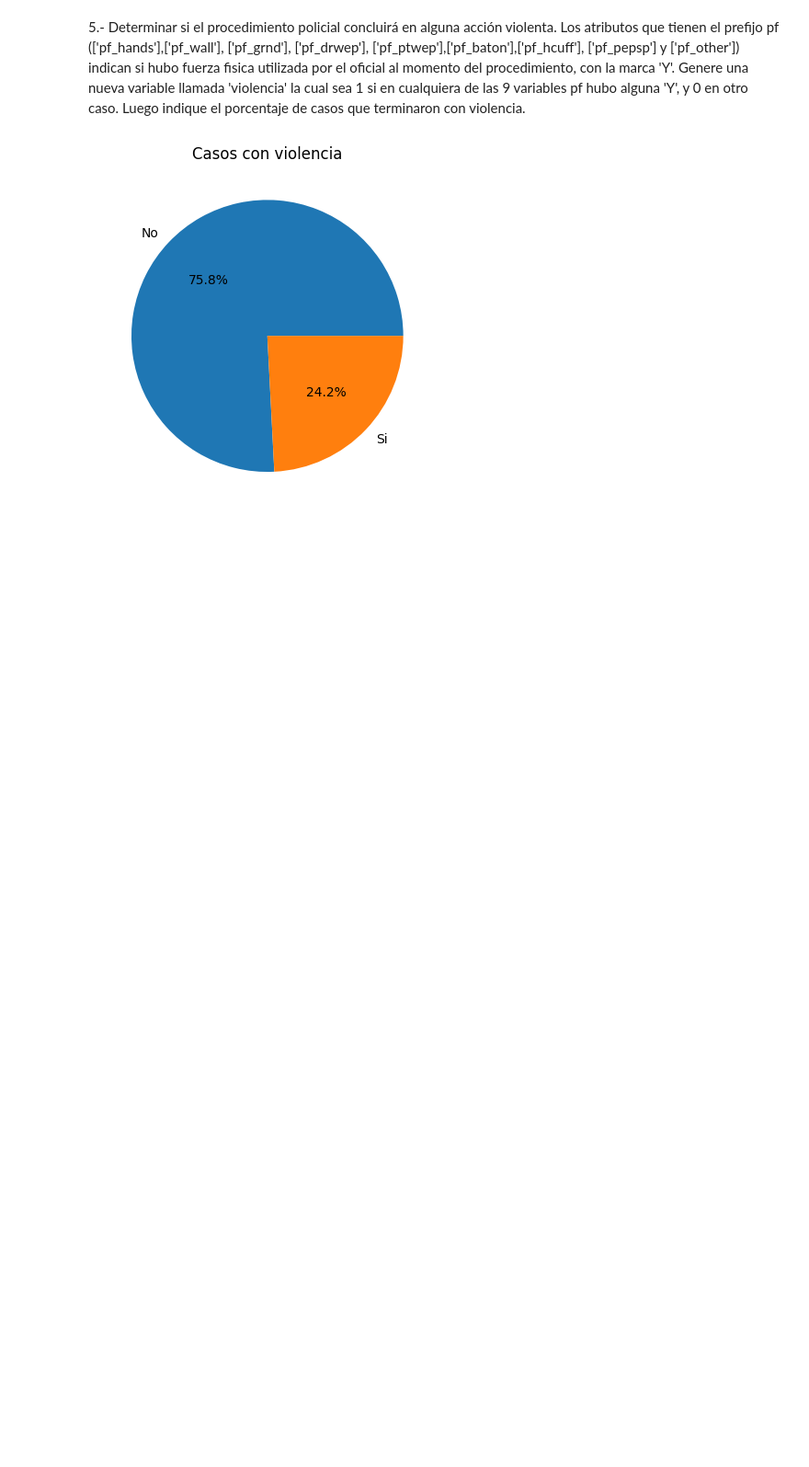
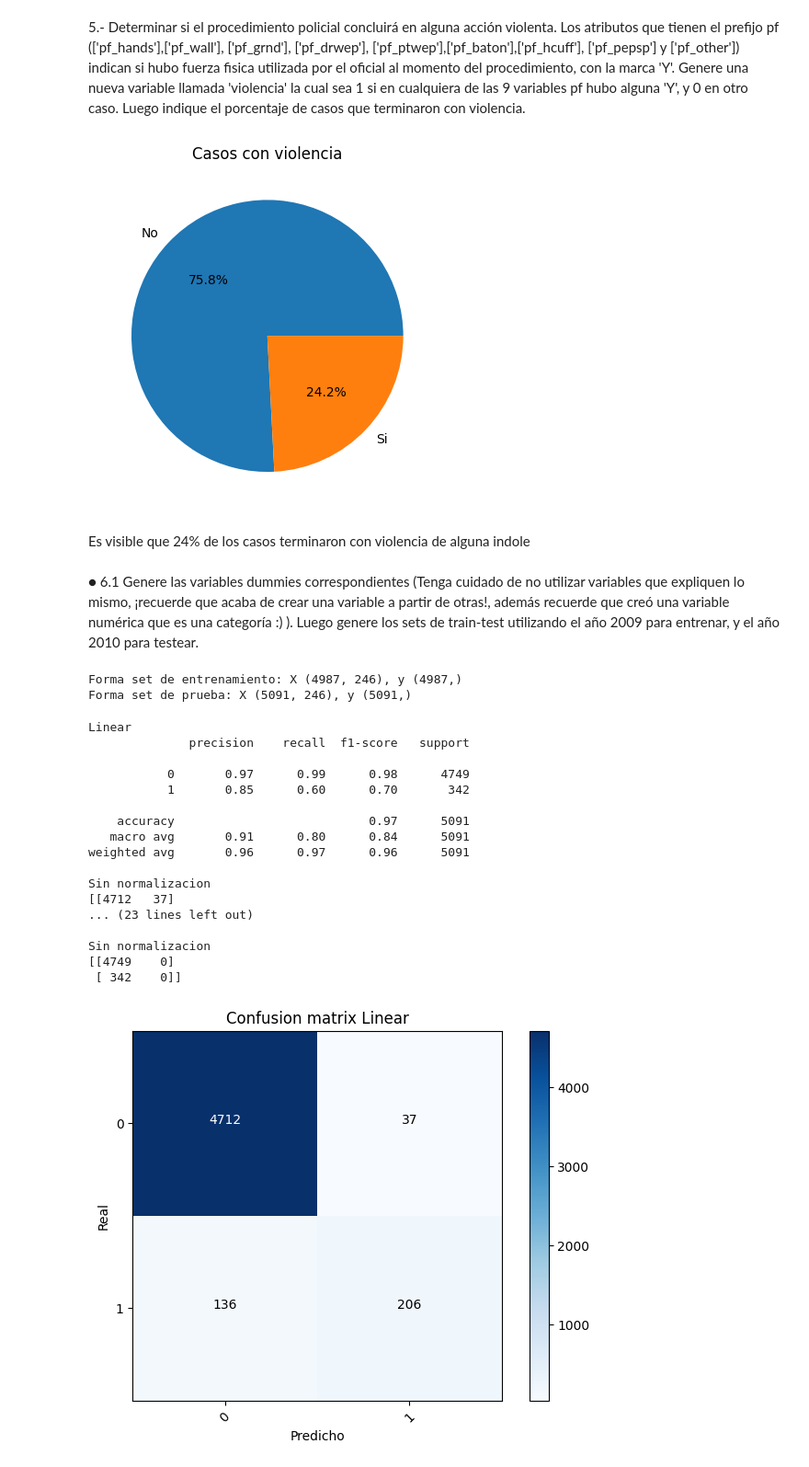
Before and after one commit to saert3311/ciencia-datos-aspasia, a Jupyter notebook: M5/ejercicio_final.ipynb, the cells around one changed output. Shown: that part at 92% size. Drawn from its saved outputs; the diff is of its cells as text; code cells hidden in the pictures; blank space fills up the shorter version.

```diff
--- a/M5/ejercicio_final.ipynb
+++ b/M5/ejercicio_final.ipynb
@@ -201,0 +252,3 @@ los otros si influye de alguna manera por ejemplo el lugar, edad o el tipo de pr
+# %%
+filtered_df['arstmade'] = filtered_df['arstmade'].replace({'N': 0, 'Y': 1})
+filtered_df['arstmade'].values
@@ -238,3 +291,34 @@ plt.title('Casos con violencia')
 plt.show()
 # %% [output]
 [figure]
+# %% [markdown]
+Es visible que 24% de los casos terminaron con violencia de alguna indole
+# %% [markdown]
+● 6.1 Genere las variables dummies correspondientes (Tenga cuidado de no
+utilizar variables que expliquen lo mismo, ¡recuerde que acaba de crear
+una variable a partir de otras!, además recuerde que creó una variable
+numérica que es una categoría :) ). Luego genere los sets de train-test
+utilizando el año 2009 para entrenar, y el año 2010 para testear.
+# %%
+#Se descartan las columnas que dieron vida a la columna violencia
+train_df = filtered_df.drop(['pf_hands','pf_wall','pf_grnd','pf_drwep','pf_ptwep','pf_baton','pf_hcuff','pf_pepsp','pf_other'], axis=1)
+var_cat = train_df.select_dtypes('object').columns.to_list()
+var_num = train_df.select_dtypes('number')
+data_encoded = pd.get_dummies(train_df, columns=var_cat, drop_first=False)
+data_train = data_encoded[data_encoded["datestop_year"] == 2009]
+data_test  = data_encoded[data_encoded["datestop_year"] == 2010]
+
+X_train, y_train = data_train.iloc[:, 1:], data_train["arstmade"]
+X_test, y_test   = data_test.iloc[:, 1:], data_test["arstmade"]
+
+print(f"Forma set de entrenamiento: X {X_train.shape}, y {y_train.shape}")
+print(f"Forma set de prueba: X {X_test.shape}, y {y_test.shape}")
+# %% [output]
+Forma set de entrenamiento: X (4987, 246), y (4987,)
+Forma set de prueba: X (5091, 246), y (5091,)
+# %%
+#hacemos fit a los modelos
+C = 1
+svc = svm.SVC(kernel='linear', C=1).fit(X_train, y_train)
+rbf_svc = svm.SVC(kernel='rbf', gamma=0.7, C=C).fit(X_train, y_train)
+poly_svc = svm.SVC(kernel='poly', degree=3, C=C).fit(X_train, y_train)
@@ -240,0 +360,35 @@ plt.show()
+# %%
+y_hat_linear = svc.predict(X_test)
+y_hat_rbf = rbf_svc.predict(X_test)
+y_hat_poly = poly_svc.predict(X_test)
+
+#Matrices de Confusion
+
+for i in [(y_hat_linear, 'Linear'), (y_hat_rbf, 'RBF'), (y_hat_poly, 'Poly')]:
+    print(i[1])
+    cnf_matrix = confusion_matrix(y_test, i[0], labels=[0,1])
+    np.set_printoptions(precision=2)
+    print (classification_report(y_test, i[0]))
+
+    # Plot non-normalized confusion matrix
+    plt.figure()
+    plot_confusion_matrix(cnf_matrix, classes=['0', '1'],normalize= False,  title=f'Confusion matrix {i[1]}')
+# %% [output]
+Linear
+              precision    recall  f1-score   support
+
+           0       0.97      0.99      0.98      4749
+           1       0.85      0.60      0.70       342
+
+    accuracy                           0.97      5091
+   macro avg       0.91      0.80      0.84      5091
+weighted avg       0.96      0.97      0.96      5091
+
+Sin normalizacion
+[[4712   37]
+... (23 lines left out)
+
+Sin normalizacion
+[[4749    0]
+ [ 342    0]]
+[figure, added]
```
Also changed, not shown: parts of 21 cells of this notebook.
